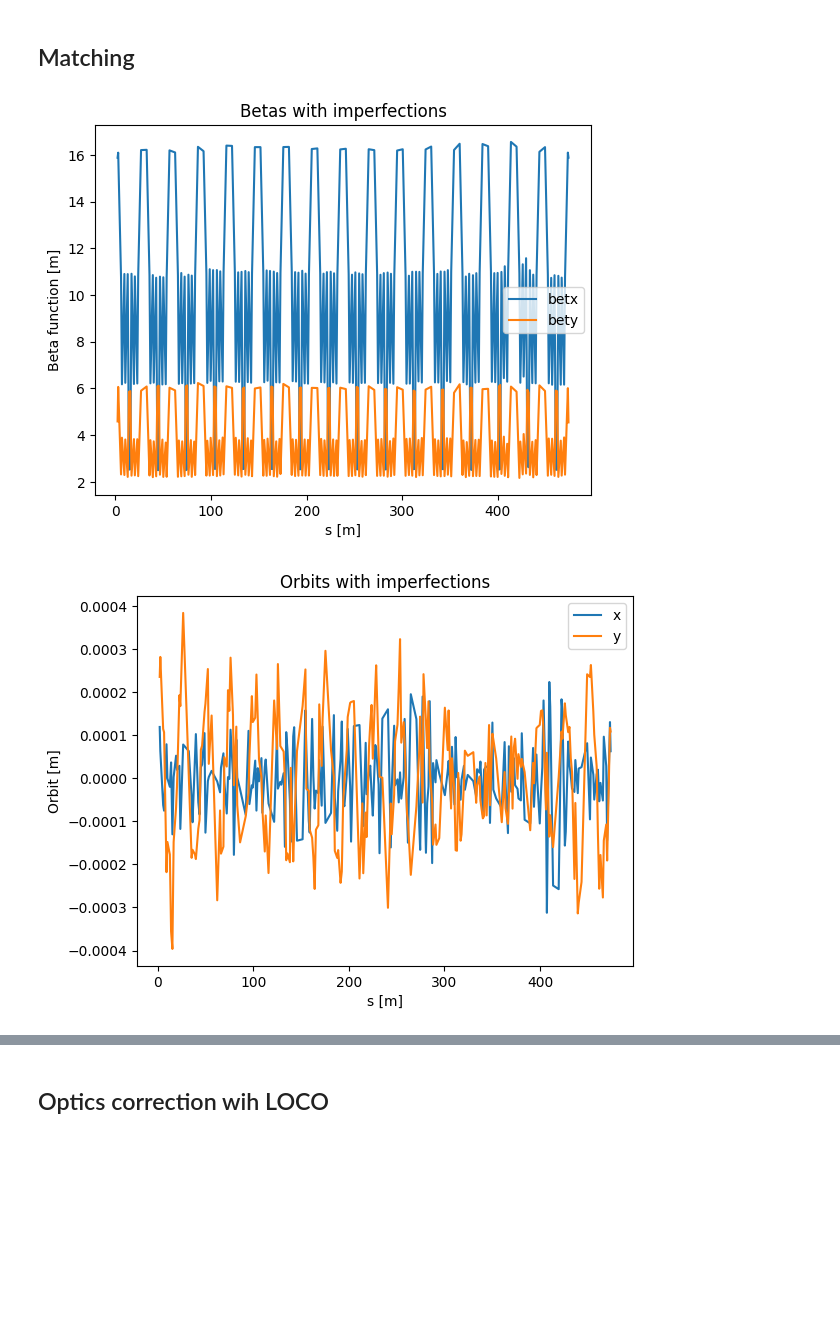
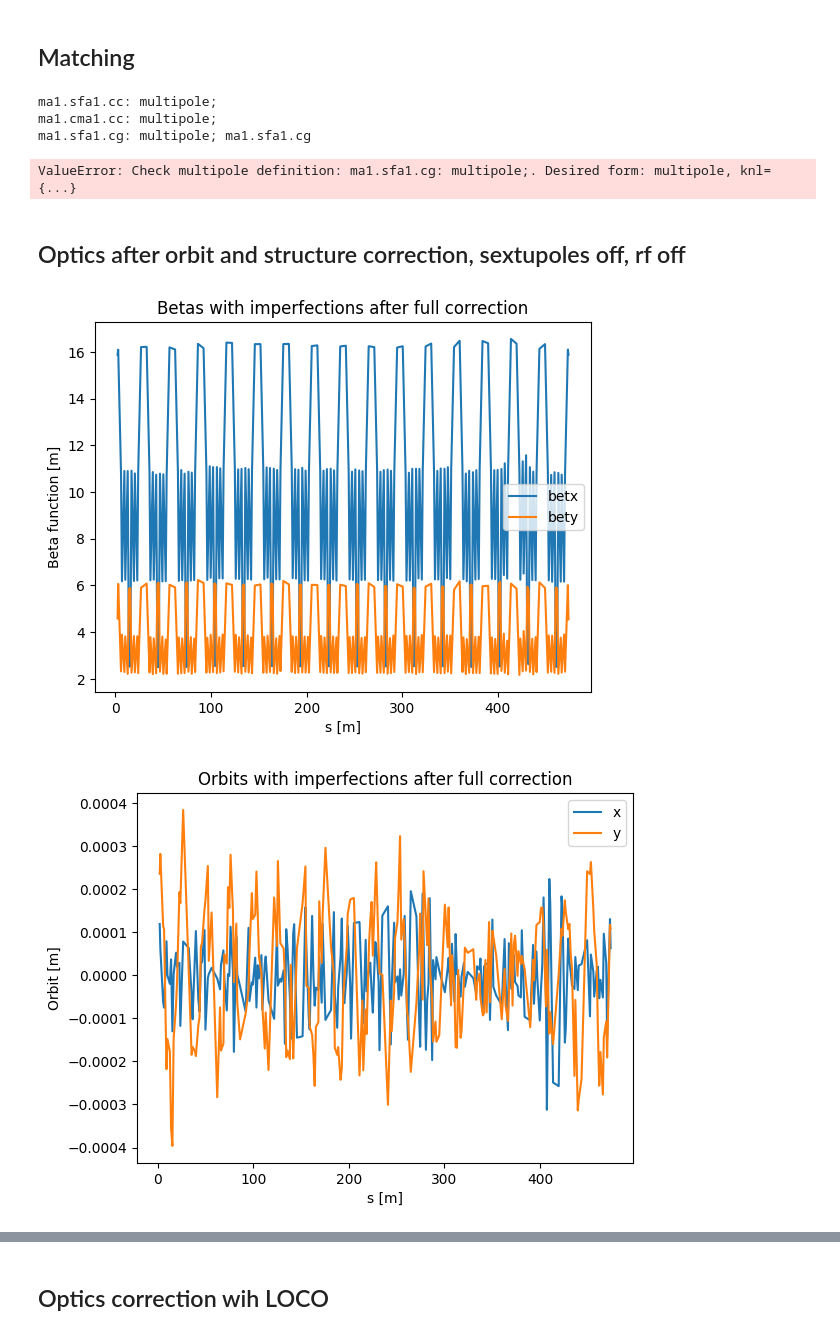
Before and after one commit to Rasimilian/SKIF-Lattice-Analysis, a Jupyter notebook: optics_closing.ipynb, the cells around one changed output, grey strips where cells are left out. Saved outputs shown, nothing was run; the diff lists cells and outputs as text; code cells hidden in the pictures; blank space fills up the shorter version.

Commit message:
Added simulations for the skif one period

```diff
--- a/optics_closing.ipynb
+++ b/optics_closing.ipynb
@@ -176,15 +208,42 @@ plt.show()
 ## Matching
 # %%
 steps_for_matching = {"k1": 1e-3, "kick": 1e-4, "k1s": 1e-3}
-interim_optics_nosext_matched = match_optics(structure_nosext_norf, aligns=align_errs, target_vars=["betx", "bety", "dx"], target_optical_funcs=init_optics, elem_and_params_to_match=elems_for_matching, param_steps=steps_for_matching,
-                                             algorithms=["lmdif"], file_with_kicks="D:/PycharmProjects/SKIF-Lattice-Analysis/stren.out", verbose=True)
-# with open("logg.txt", 'w') as f:
-#     f.write(interim_optics_nosext_matched.ll)
+interim_optics_nosext_matched, match_res = match_optics(structure_nosext_norf,
+                                                        aligns=align_errs,
+                                                        target_vars=["betx", "bety", "dx"],
+                                                        target_optical_funcs=init_optics,
+                                                        elem_and_params_to_match=elems_for_matching,
+                                                        param_steps=steps_for_matching,
+                                                        algorithms=["lmdif"],
+                                                        file_with_kicks="D:/PycharmProjects/SKIF-Lattice-Analysis/stren1.out",
+                                                        verbose=True,
+                                                        save_matching=False,
+                                                        file_to_save=None)
+
 plot_optics(interim_optics_nosext_matched, params_to_show="beta", title="Betas with imperfections")
 plt.show()
 
 plot_optics(interim_optics_nosext_matched, params_to_show="orbit", title="Orbits with imperfections")
 plt.show()
 # %% [output]
-[figure, removed]
-[figure, removed]
+ma1.sfa1.cc: multipole;
+ma1.cma1.cc: multipole;
+ma1.sfa1.cg: multipole; ma1.sfa1.cg
+ValueError: Check multipole definition: ma1.sfa1.cg: multipole;. Desired form: multipole, knl={...}
+# %% [markdown]
+## Optics after orbit and structure correction, sextupoles off, rf off
+# %%
+optics_after_correction = get_optics(structure_nosext_norf,
+                                     imperfections_file="D:/PycharmProjects/SKIF-Lattice-Analysis/imperfections_tables/imperfections_all_aligns.txt",
+                                     file_with_kicks="D:/PycharmProjects/SKIF-Lattice-Analysis/stren1.out",
+                                     file_with_matching_results="D:/PycharmProjects/SKIF-Lattice-Analysis/match_res1.txt",
+                                     verbose=True)
+
+plot_optics(optics_after_correction, params_to_show="beta", title="Betas with imperfections after full correction")
+plt.show()
+
+plot_optics(optics_after_correction, params_to_show="orbit", title="Orbits with imperfections after full correction")
+plt.show()
+# %% [output]
+[figure, added]
+[figure, added]
```
Also changed, not shown: parts of 36 cells of this notebook.
